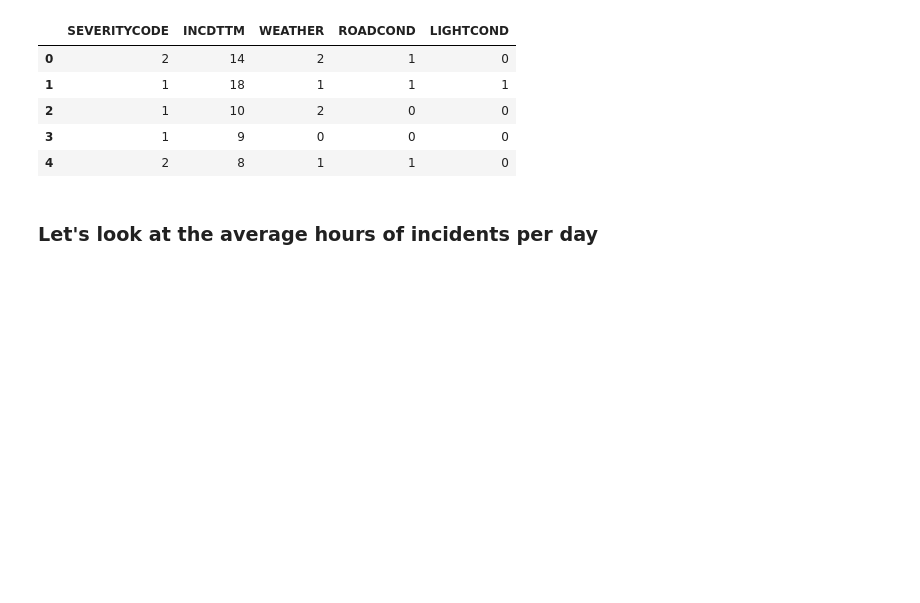
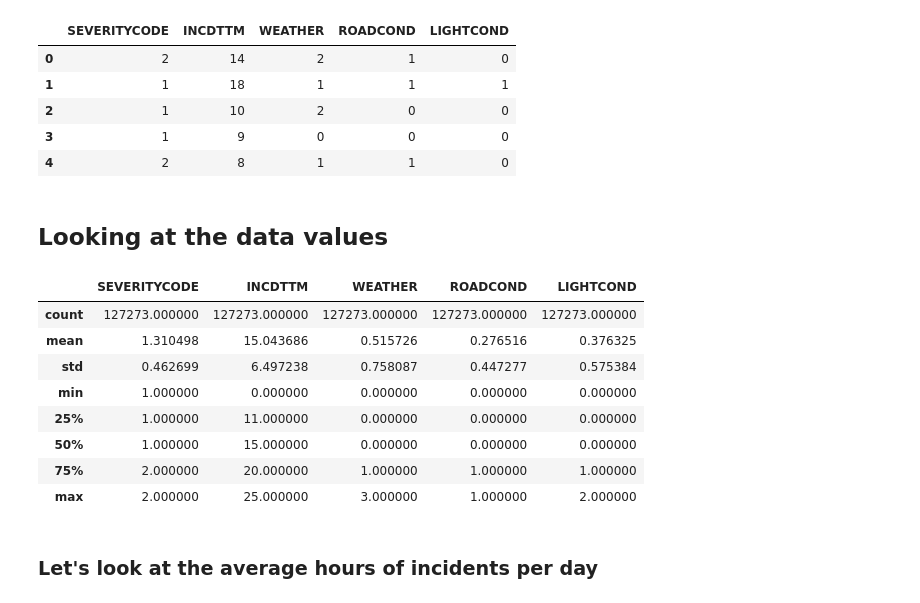
Before and after one commit to delsakov/Coursera-DataScience, a Jupyter notebook: Data Science Capstone.ipynb, the cells around one changed output. Saved outputs shown, nothing was run; the diff lists cells and outputs as text; code cells hidden in the pictures; blank space fills up the shorter version.

Commit message:
IBM Data Science - Notebook final
Updating formatting

```diff
--- a/Data Science Capstone.ipynb
+++ b/Data Science Capstone.ipynb
@@ -152,6 +154,20 @@ initial_df.head()
 | 2 | 1 | 10 | 2 | 0 | 0 |
 | 3 | 1 | 9 | 0 | 0 | 0 |
 | 4 | 2 | 8 | 1 | 1 | 0 |
+# %% [markdown]
+## Looking at the data values
+# %%
+initial_df.describe()
+# %% [output]
+|  | SEVERITYCODE | INCDTTM | WEATHER | ROADCOND | LIGHTCOND |
+| count | 127273.000000 | 127273.000000 | 127273.000000 | 127273.000000 | 127273.000000 |
+| mean | 1.310498 | 15.043686 | 0.515726 | 0.276516 | 0.376325 |
+| std | 0.462699 | 6.497238 | 0.758087 | 0.447277 | 0.575384 |
+| min | 1.000000 | 0.000000 | 0.000000 | 0.000000 | 0.000000 |
+| 25% | 1.000000 | 11.000000 | 0.000000 | 0.000000 | 0.000000 |
+| 50% | 1.000000 | 15.000000 | 0.000000 | 0.000000 | 0.000000 |
+| 75% | 2.000000 | 20.000000 | 1.000000 | 1.000000 | 1.000000 |
+| max | 2.000000 | 25.000000 | 3.000000 | 1.000000 | 2.000000 |
 # %% [markdown]
 ### Let's look at the average hours of incidents per day
 # %%
```
Also changed, not shown: parts of 26 cells of this notebook.
